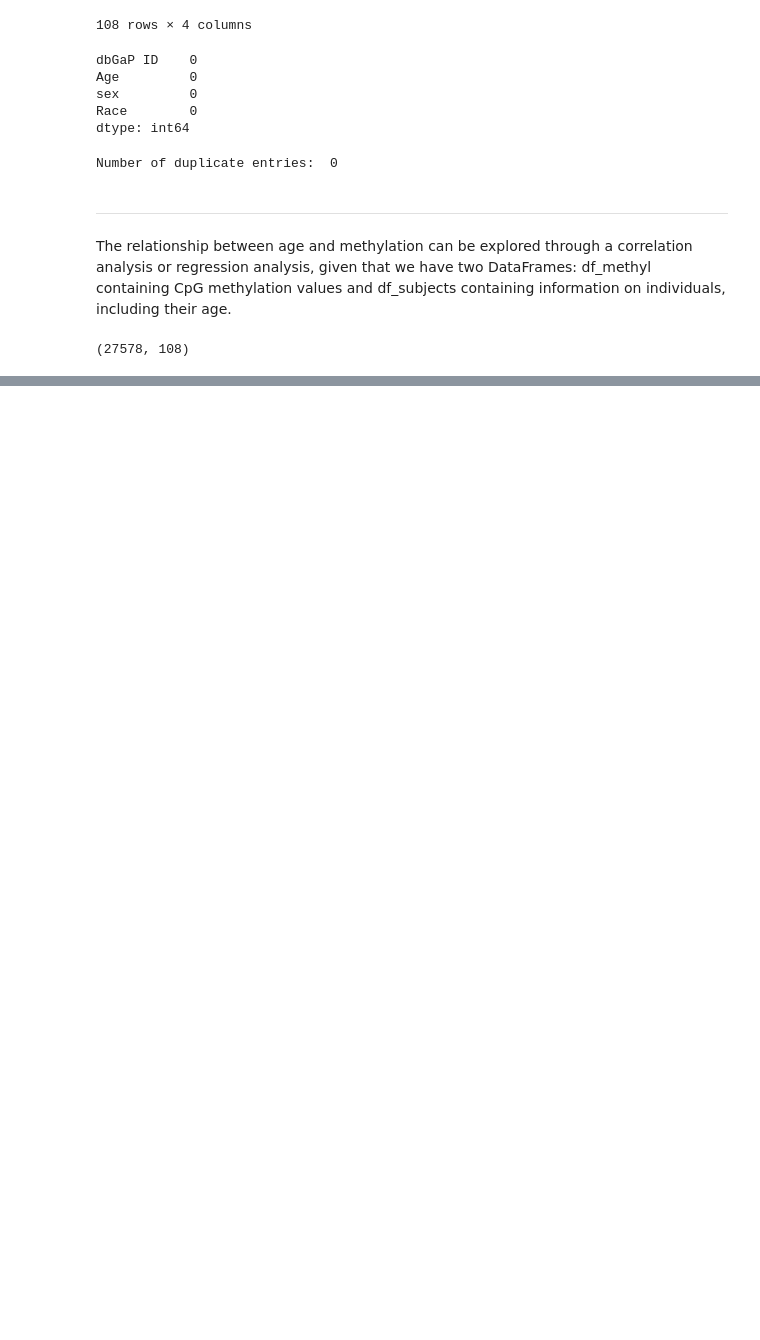
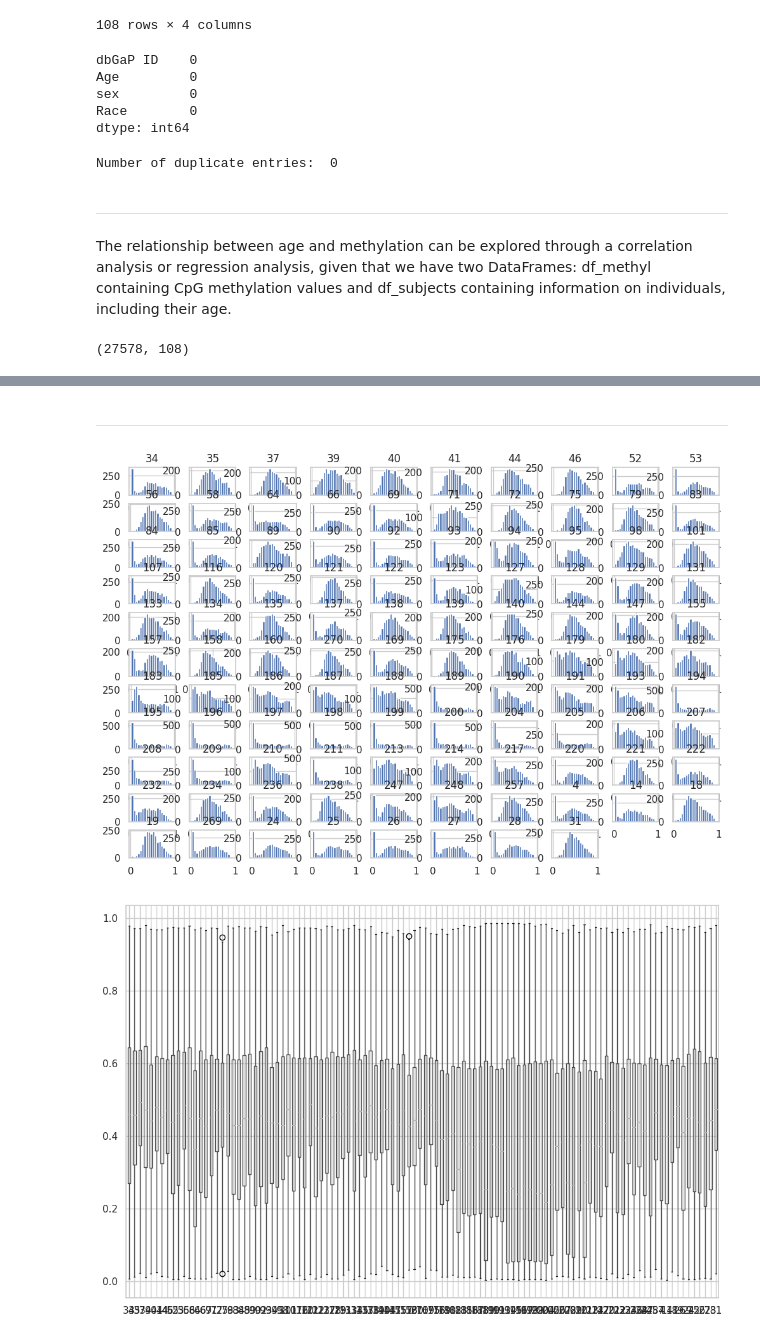
Before and after one commit to ajits-github/Machine_Learning_In_Bioinformatics, a Jupyter notebook: Machine_Learning_in_Bioinformatics.ipynb, the cells around one changed output, grey strips where cells are left out. Drawn from its saved outputs; the diff is of its cells as text; code cells hidden in the pictures; blank space fills up the shorter version.

```diff
--- a/Machine_Learning_in_Bioinformatics.ipynb
+++ b/Machine_Learning_in_Bioinformatics.ipynb
@@ -139,0 +144,23 @@ df_methyl_T = df_methyl.T
+# %%
+from sklearn.feature_selection import VarianceThreshold
+
+# Set the threshold for variance (can adjust this value)
+threshold_value = 0.01
+
+# Create the VarianceThreshold object
+selector = VarianceThreshold(threshold=threshold_value)
+
+# Fit the selector to the data (excluding the non-numeric columns if present)
+numeric_cols = df_methyl_T.select_dtypes(include='number').columns
+df_methyl_numeric = df_methyl_T[numeric_cols]
+
+selector.fit(df_methyl_numeric)
+
+# Get the columns that are selected (important) by the VarianceThreshold
+selected_columns = df_methyl_numeric.columns[selector.get_support()]
+
+# Create the DataFrame with only the selected columns
+df_methyl_selected = df_methyl_numeric[selected_columns]
+# %%
+df_methyl_selected = df_methyl_selected.T
+df_methyl_selected
@@ -139,0 +182,18 @@ df_methyl_T = df_methyl.T
+# %% [markdown]
+
+
+---
+# %%
+# Summary Statistics
+summary_stats = df_methyl_selected.describe()
+
+# Histograms
+df_methyl_selected.hist(bins=20, figsize=(12, 8))
+plt.show()
+
+# Box Plots
+df_methyl_selected.boxplot(figsize=(12, 8))
+plt.show()
+# %% [output]
+[figure, added]
+[figure, added]
```
Also changed, not shown: parts of 7 cells of this notebook.
